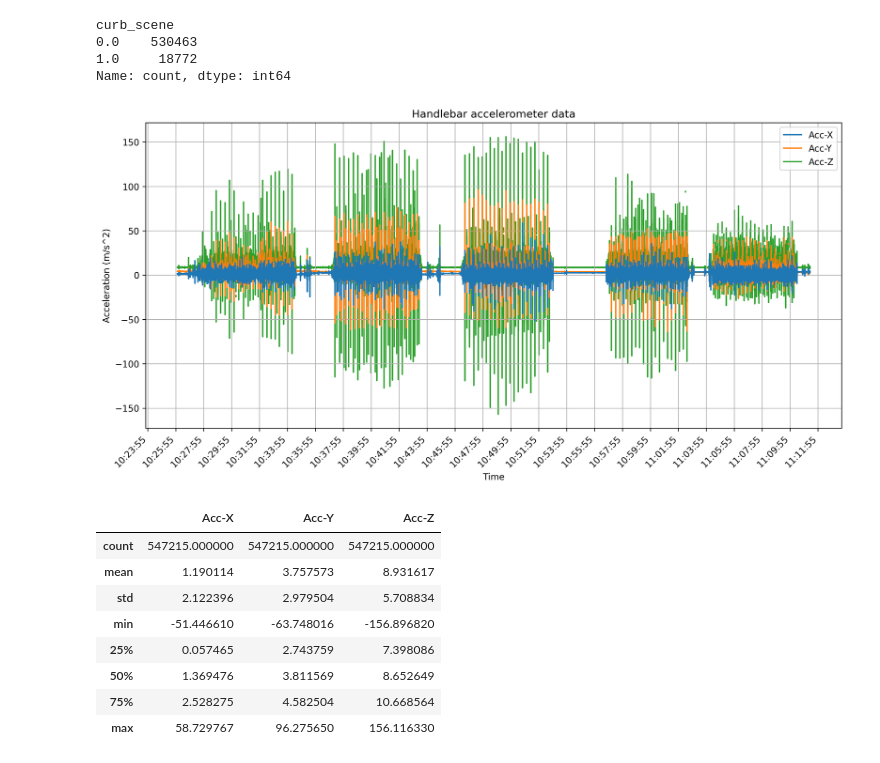
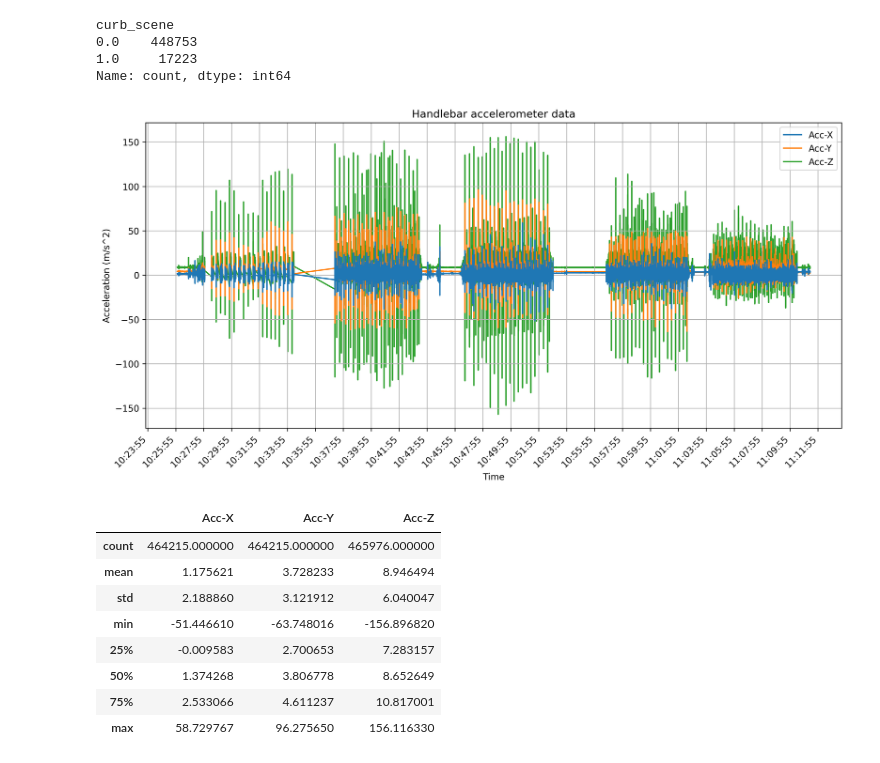
Before and after one commit to Ziyi-star/Bachelor-Project, a Jupyter notebook: notebooks/00-DataExploration.ipynb, the cells around one changed output. Drawn from its saved outputs; the diff is of its cells as text; code cells hidden in the pictures.

Commit message:
Refactor preprocessing functions; enhance missing values handling and combine activities based on curb types

```diff
--- a/notebooks/00-DataExploration.ipynb
+++ b/notebooks/00-DataExploration.ipynb
@@ -5,7 +5,7 @@ import numpy as np
 import matplotlib.dates as mdates
 # %%
 # Load the CSV Data
-df= pd.read_csv('../data/handlebar/Accelerometer_data_merged_ESP1.csv')  # Load the CSV data using pandas
+df= pd.read_csv('../data/handlebar/Accelerometer_data_combined.csv')  # Load the CSV data using pandas
 df
 # %% [output]
 |  | Unnamed: 0 | NTP | Acc-X | Acc-Y | Acc-Z | Timestamp_unix | curb_activity | curb_scene | ... |
@@ -67,29 +52,29 @@ counts = df['curb_scene'].value_counts()
 counts
 # %% [output]
 curb_scene
-0.0    530463
-1.0     18772
+0.0    448753
+1.0     17223
 Name: count, dtype: int64
 # %%
-# #Show Acc-X,Y,Z if there is a value
-# plt.figure(figsize=(14, 7), dpi=300)
-# plt.title('Handlebar accelerometer data')
-# plt.plot(df.index, df['Acc-X'], label='Acc-X', zorder = 3)
-# plt.plot(df.index, df['Acc-Y'], label='Acc-Y', zorder = 2)
-# plt.plot(df.index, df['Acc-Z'], label='Acc-Z', zorder = 1)
-# plt.legend()
-# plt.grid()
-# plt.gcf().autofmt_xdate()
-# plt.xticks(rotation=45)
-# # Get the current axes
-# ax = plt.gca()
-# #set major ticks every 120 seconds for improved x-axis readability
-# ax.xaxis.set_major_locator(mdates.SecondLocator(interval=120))
-# plt.xlabel('Time')
-# plt.ylabel('Acceleration (m/s^2)')
-# plt.show()
+#Show Acc-X,Y,Z if there is a value
+plt.figure(figsize=(14, 7), dpi=300)
+plt.title('Handlebar accelerometer data')
+plt.plot(df.index, df['Acc-X'], label='Acc-X', zorder = 3)
+plt.plot(df.index, df['Acc-Y'], label='Acc-Y', zorder = 2)
+plt.plot(df.index, df['Acc-Z'], label='Acc-Z', zorder = 1)
+plt.legend()
+plt.grid()
+plt.gcf().autofmt_xdate()
+plt.xticks(rotation=45)
+# Get the current axes
+ax = plt.gca()
+#set major ticks every 120 seconds for improved x-axis readability
+ax.xaxis.set_major_locator(mdates.SecondLocator(interval=120))
+plt.xlabel('Time')
+plt.ylabel('Acceleration (m/s^2)')
+plt.show()
 # %% [output]
-[figure, old version]
+[figure, new version]
 # %%
 df[['Acc-X', 'Acc-Y', 'Acc-Z']].describe()
 # std: standard deviation.
@@ -98,13 +83,13 @@ df[['Acc-X', 'Acc-Y', 'Acc-Z']].describe()
 # 75% (3rd quartile): 75% of the data are below this number.
 # %% [output]
 |  | Acc-X | Acc-Y | Acc-Z |
-| count | 547215.000000 | 547215.000000 | 547215.000000 |
-| mean | 1.190114 | 3.757573 | 8.931617 |
-| std | 2.122396 | 2.979504 | 5.708834 |
+| count | 464215.000000 | 464215.000000 | 465976.000000 |
+| mean | 1.175621 | 3.728233 | 8.946494 |
+| std | 2.188860 | 3.121912 | 6.040047 |
 | min | -51.446610 | -63.748016 | -156.896820 |
-| 25% | 0.057465 | 2.743759 | 7.398086 |
-| 50% | 1.369476 | 3.811569 | 8.652649 |
-| 75% | 2.528275 | 4.582504 | 10.668564 |
+| 25% | -0.009583 | 2.700653 | 7.283157 |
+| 50% | 1.374268 | 3.806778 | 8.652649 |
+| 75% | 2.533066 | 4.611237 | 10.817001 |
 | max | 58.729767 | 96.275650 | 156.116330 |
 # %%
 #Missing Values
```
Also changed, not shown: parts of 5 cells of this notebook, 3 other files.
